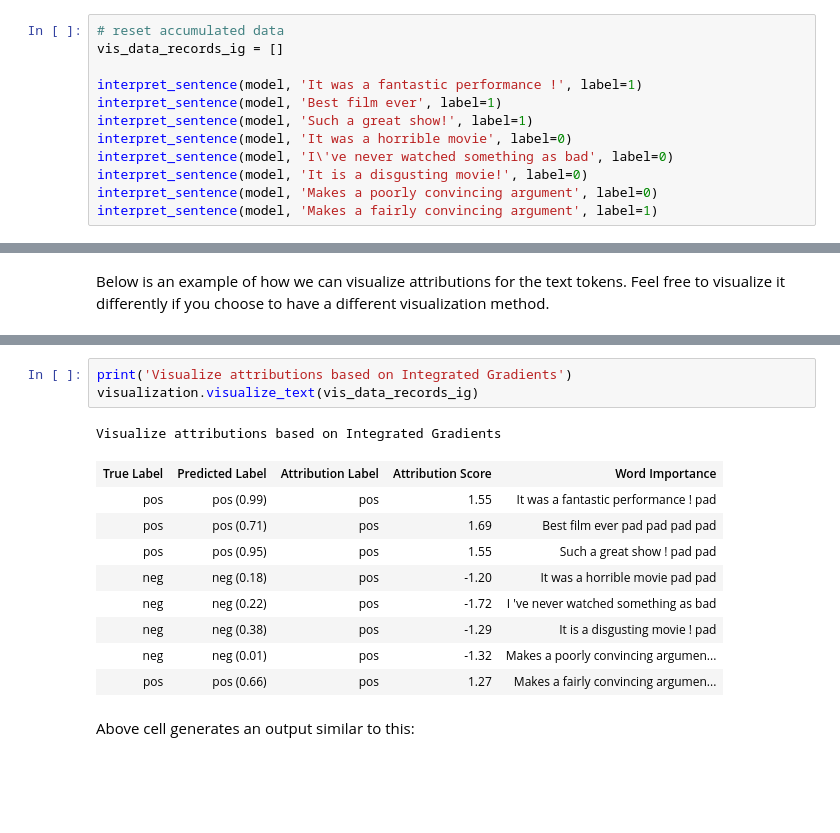
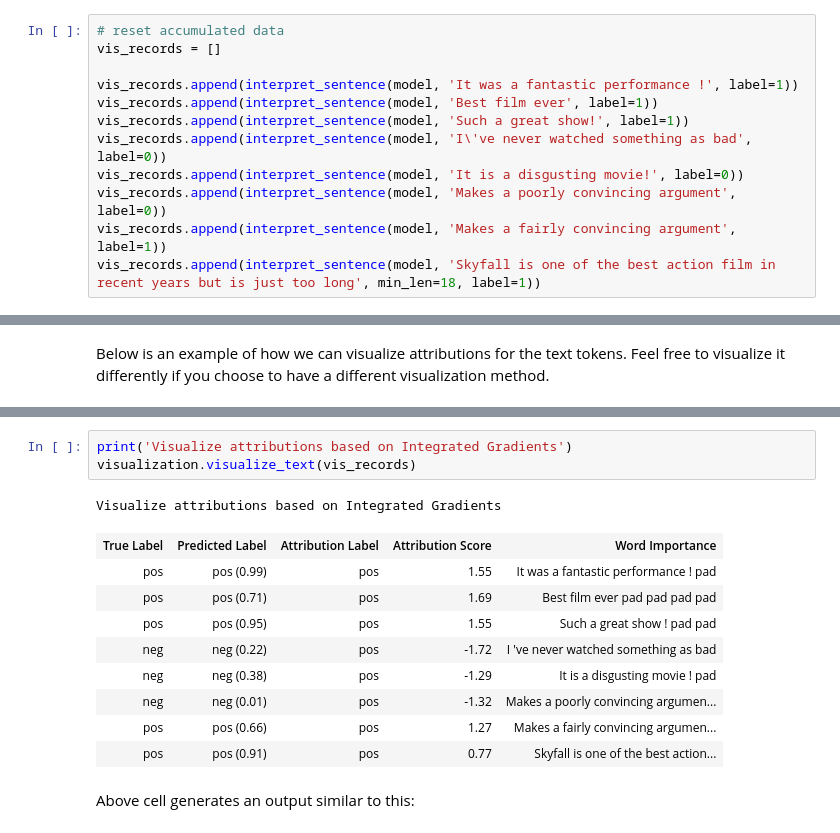
Before and after one commit to matthiaszimmermann/pytorch_torchtext_captum, a Jupyter notebook: IMDB_TorchText_Interpret.ipynb, the cells around one changed output, grey strips where cells are left out. Cells and saved outputs as stored; diff of their text form; blank space fills up the shorter version.

```diff
--- a/IMDB_TorchText_Interpret.ipynb
+++ b/IMDB_TorchText_Interpret.ipynb
@@ -204,16 +214,16 @@ def add_attributions_to_visualizer(attributions, text, pred, pred_ind, label, de
 Below cells call `interpret_sentence` to interpret a couple handcrafted review phrases.
 # %%
 # reset accumulated data
-vis_data_records_ig = []
+vis_records = []
 
-interpret_sentence(model, 'It was a fantastic performance !', label=1)
-interpret_sentence(model, 'Best film ever', label=1)
-interpret_sentence(model, 'Such a great show!', label=1)
-interpret_sentence(model, 'It was a horrible movie', label=0)
-interpret_sentence(model, 'I\'ve never watched something as bad', label=0)
-interpret_sentence(model, 'It is a disgusting movie!', label=0)
-interpret_sentence(model, 'Makes a poorly convincing argument', label=0)
-interpret_sentence(model, 'Makes a fairly convincing argument', label=1)
+vis_records.append(interpret_sentence(model, 'It was a fantastic performance !', label=1))
+vis_records.append(interpret_sentence(model, 'Best film ever', label=1))
+vis_records.append(interpret_sentence(model, 'Such a great show!', label=1))
+vis_records.append(interpret_sentence(model, 'I\'ve never watched something as bad', label=0))
+vis_records.append(interpret_sentence(model, 'It is a disgusting movie!', label=0))
+vis_records.append(interpret_sentence(model, 'Makes a poorly convincing argument', label=0))
+vis_records.append(interpret_sentence(model, 'Makes a fairly convincing argument', label=1))
+vis_records.append(interpret_sentence(model, 'Skyfall is one of the best action film in recent years but is just too long', min_len=18, label=1))
 # %% [output]
 pred:  pos ( 0.99 ) , delta:  tensor([0.0007])
 pred:  pos ( 0.71 ) , delta:  tensor([0.0001])
@@ -228,17 +256,17 @@ Below is an example of how we can visualize attributions for the text tokens. Fe
 # %%
 print('Visualize attributions based on Integrated Gradients')
-visualization.visualize_text(vis_data_records_ig)
+visualization.visualize_text(vis_records)
 # %% [output]
 Visualize attributions based on Integrated Gradients
 | True Label | Predicted Label | Attribution Label | Attribution Score | Word Importance |
 | pos | pos (0.99) | pos | 1.55 | It was a fantastic performance ! pad |
 | pos | pos (0.71) | pos | 1.69 | Best film ever pad pad pad pad |
 | pos | pos (0.95) | pos | 1.55 | Such a great show ! pad pad |
-| neg | neg (0.18) | pos | -1.20 | It was a horrible movie pad pad |
 | neg | neg (0.22) | pos | -1.72 | I 've never watched something as bad |
 | neg | neg (0.38) | pos | -1.29 | It is a disgusting movie ! pad |
 | neg | neg (0.01) | pos | -1.32 | Makes a poorly convincing argumen... |
 | pos | pos (0.66) | pos | 1.27 | Makes a fairly convincing argumen... |
+| pos | pos (0.91) | pos | 0.77 | Skyfall is one of the best action... |
 # %% [markdown]
 Above cell generates an output similar to this:
 # %%
```
Also changed, not shown: parts of 13 cells of this notebook.
